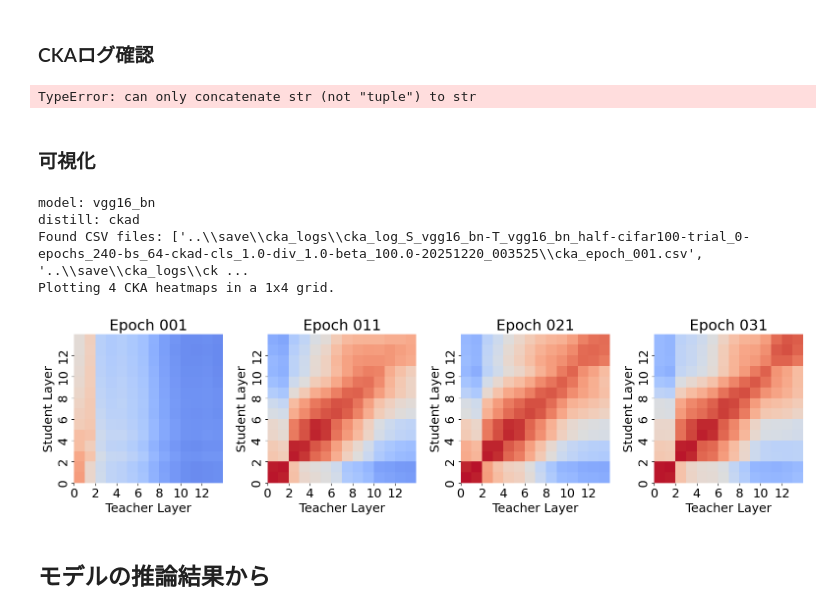
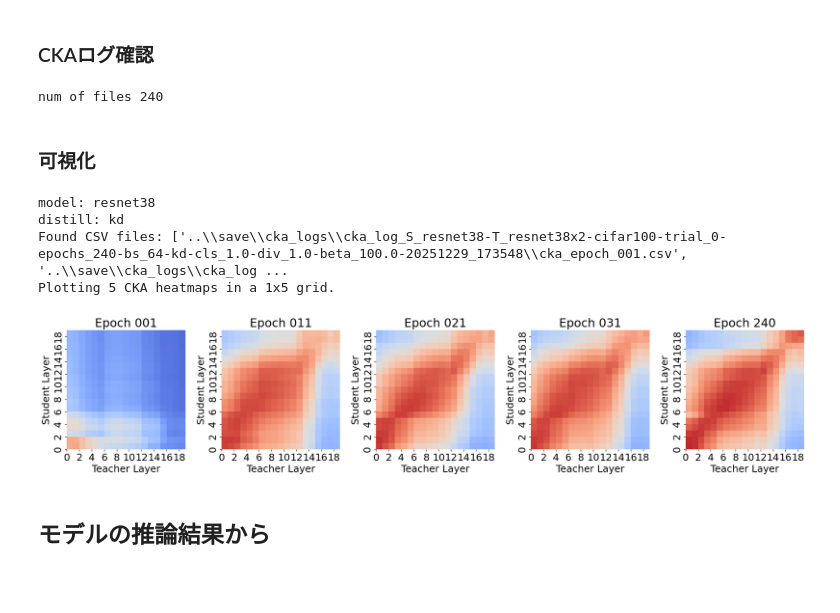
Before and after one commit to Komatsunabok/strkd0928, a Jupyter notebook: visualize/viz_ckaMtrics.ipynb, the cells around one changed output. Drawn from its saved outputs; the diff is of its cells as text; code cells hidden in the pictures; blank space fills up the shorter version.

```diff
--- a/visualize/viz_ckaMtrics.ipynb
+++ b/visualize/viz_ckaMtrics.ipynb
@@ -505,9 +505,11 @@ model_name = "S_vgg16_bn_half-T_vgg16_bn-cifar100-trial_0-epochs_240-bs_64-ckad-
 # model_name = "resnet14x2-cifar100-trial_0-epochs_240-bs_64-20251128_013110"
 model_name = "S_resnet14-T_resnet14x2-cifar100-trial_0-epochs_240-bs_64-kd-cls_1.0-div_1.0-beta_100.0-20251129_193224"
 model_name = "S_resnet14-T_resnet14x2-cifar100-trial_0-epochs_240-bs_64-ckad-cls_1.0-div_1.0-beta_100.0-20251129_204735"
+model_name = "S_resnet14-T_resnet14x2-cifar100-trial_0-epochs_240-bs_64-ckad-cls_1.0-div_1.0-beta_100.0-20251222_072353"
 
-model_name = "S_resnet14-T_resnet14x2-cifar100-trial_0-epochs_240-bs_64-ckad-cls_1.0-div_1.0-beta_100.0-20251222_072353",
-
+# resnet38x2 -> resnet38
+model_name = "S_resnet38-T_resnet38x2-cifar100-trial_0-epochs_240-bs_64-kd-cls_1.0-div_1.0-beta_100.0-20251229_173548"
+# model_name = "S_resnet38-T_resnet38x2-cifar100-trial_0-epochs_240-bs_64-ckad-cls_1.0-div_1.0-beta_100.0-20251229_144217"
 
 
 
@@ -519,21 +521,21 @@ print("num of files", len(os.listdir(path)))
 # for i in (os.listdir(path)):
 #     print("\"", i, "\"", ",", sep="")
 # %% [output]
-TypeError: can only concatenate str (not "tuple") to str
+num of files 240
 # %% [markdown]
 ### 可視化
 # %%
 import os
 base_dir = os.path.join("..", "save")
 json_path = os.path.join(base_dir, "students", "models", model_name, "parameters.json")
 show_json_info(json_path, keys=["model", "distill"])
-plot_all_cka_in_folder(path, subplot_kwargs=[4, 1], specific_file_index=range(0, 40, 10), fontsize=18)
+plot_all_cka_in_folder(path, subplot_kwargs=[5, 1], specific_file_index=list(range(0, 40, 10)) + [239], fontsize=18)
 # %% [output]
-model: vgg16_bn
-distill: ckad
-Found CSV files: ['..\\save\\cka_logs\\cka_log_S_vgg16_bn-T_vgg16_bn_half-cifar100-trial_0-epochs_240-bs_64-ckad-cls_1.0-div_1.0-beta_100.0-20251220_003525\\cka_epoch_001.csv', '..\\save\\cka_logs\\ck ...
-Plotting 4 CKA heatmaps in a 1x4 grid.
+model: resnet38
+distill: kd
+Found CSV files: ['..\\save\\cka_logs\\cka_log_S_resnet38-T_resnet38x2-cifar100-trial_0-epochs_240-bs_64-kd-cls_1.0-div_1.0-beta_100.0-20251229_173548\\cka_epoch_001.csv', '..\\save\\cka_logs\\cka_log ...
+Plotting 5 CKA heatmaps in a 1x5 grid.
-[figure, old version]
+[figure, new version]
 # %% [markdown]
 ## モデルの推論結果から
 # %% [markdown]
```
Also changed, not shown: parts of 2 cells of this notebook, 5 other files.
